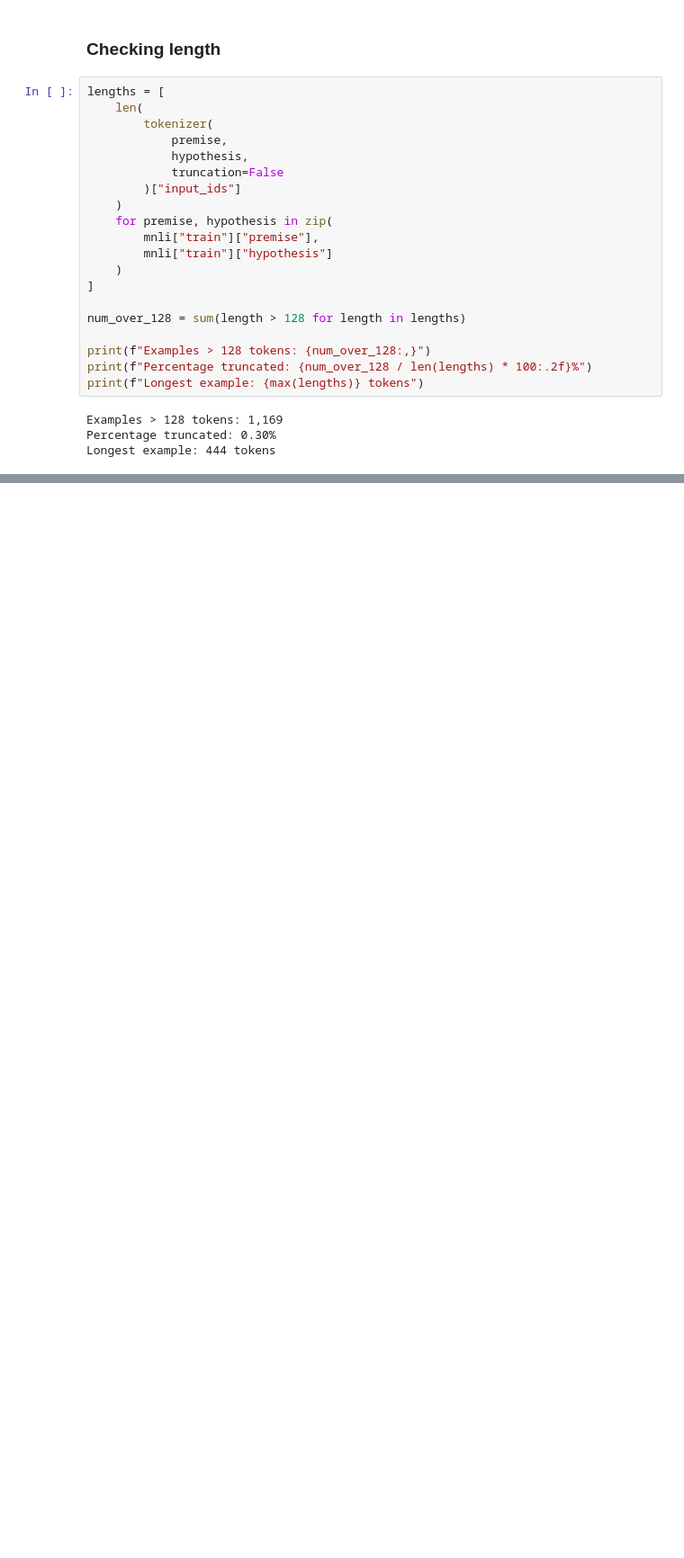
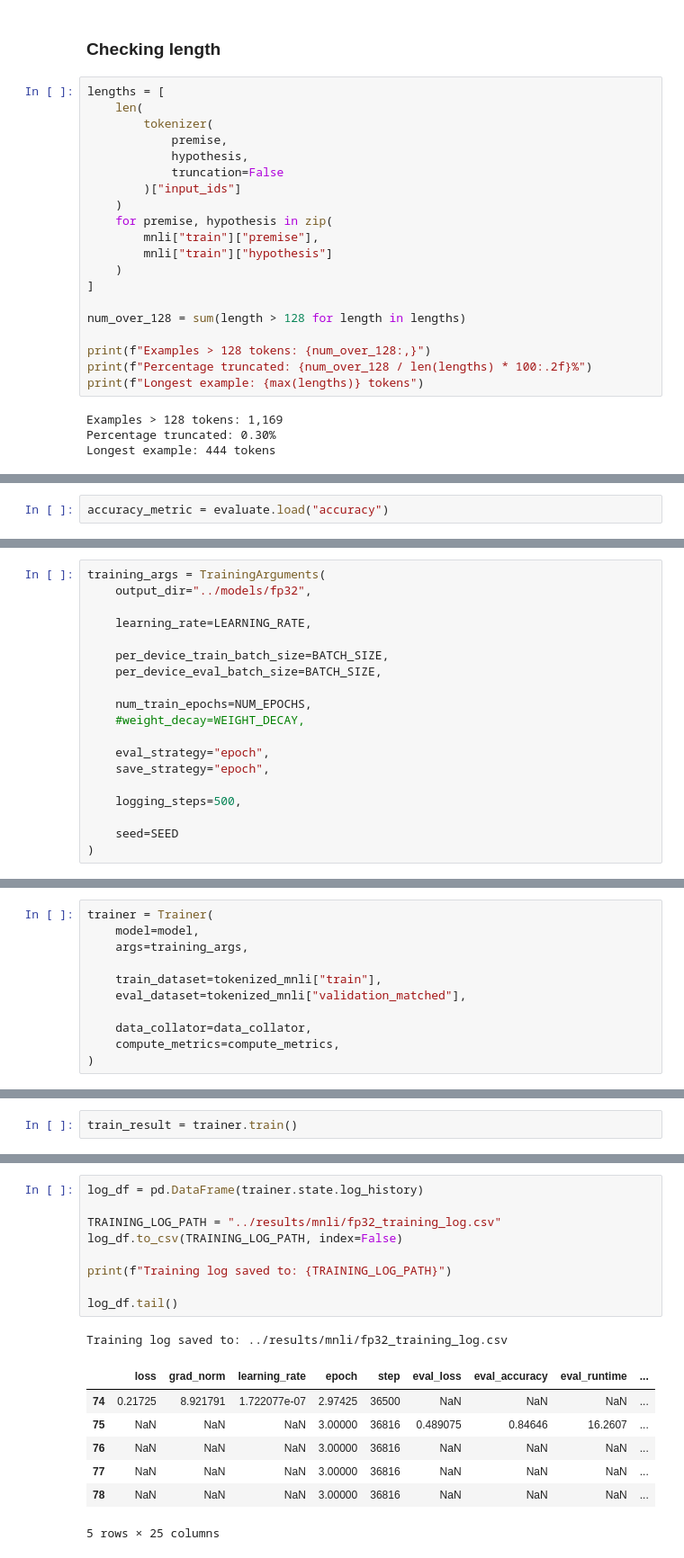
Before and after one commit to MR473/Quantization-Spurious-Heuristics-in-Transformers, a Jupyter notebook: notebooks/fp32_baseline.ipynb, the cells around one changed output, grey strips where cells are left out. Shown at 90% size. Drawn from its saved outputs; the diff is of its cells as text; blank space fills up the shorter version.

```diff
--- a/notebooks/fp32_baseline.ipynb
+++ b/notebooks/fp32_baseline.ipynb
@@ -225,0 +312,2 @@ Longest example: 444 tokens
+# %%
+accuracy_metric = evaluate.load("accuracy")
@@ -225,0 +330,19 @@ Longest example: 444 tokens
+# %%
+training_args = TrainingArguments(
+    output_dir="../models/fp32",
+
+    learning_rate=LEARNING_RATE,
+
+    per_device_train_batch_size=BATCH_SIZE,
+    per_device_eval_batch_size=BATCH_SIZE,
+
+    num_train_epochs=NUM_EPOCHS,
+    #weight_decay=WEIGHT_DECAY,
+
+    eval_strategy="epoch",
+    save_strategy="epoch",
+
+    logging_steps=500,
+
+    seed=SEED
+)
@@ -225,0 +351,11 @@ Longest example: 444 tokens
+# %%
+trainer = Trainer(
+    model=model,
+    args=training_args,
+
+    train_dataset=tokenized_mnli["train"],
+    eval_dataset=tokenized_mnli["validation_matched"],
+
+    data_collator=data_collator,
+    compute_metrics=compute_metrics,
+)
@@ -225,0 +365,2 @@ Longest example: 444 tokens
+# %%
+train_result = trainer.train()
@@ -225,0 +438,18 @@ Longest example: 444 tokens
+# %%
+log_df = pd.DataFrame(trainer.state.log_history)
+
+TRAINING_LOG_PATH = "../results/mnli/fp32_training_log.csv"
+log_df.to_csv(TRAINING_LOG_PATH, index=False)
+
+print(f"Training log saved to: {TRAINING_LOG_PATH}")
+
+log_df.tail()
+# %% [output]
+Training log saved to: ../results/mnli/fp32_training_log.csv
+|  | loss | grad_norm | learning_rate | epoch | step | eval_loss | eval_accuracy | eval_runtime | ... |
+| 74 | 0.21725 | 8.921791 | 1.722077e-07 | 2.97425 | 36500 | NaN | NaN | NaN | ... |
+| 75 | NaN | NaN | NaN | 3.00000 | 36816 | 0.489075 | 0.84646 | 16.2607 | ... |
+| 76 | NaN | NaN | NaN | 3.00000 | 36816 | NaN | NaN | NaN | ... |
+| 77 | NaN | NaN | NaN | 3.00000 | 36816 | NaN | NaN | NaN | ... |
+| 78 | NaN | NaN | NaN | 3.00000 | 36816 | NaN | NaN | NaN | ... |
+5 rows × 25 columns
```
Also changed, not shown: parts of 24 cells of this notebook.
